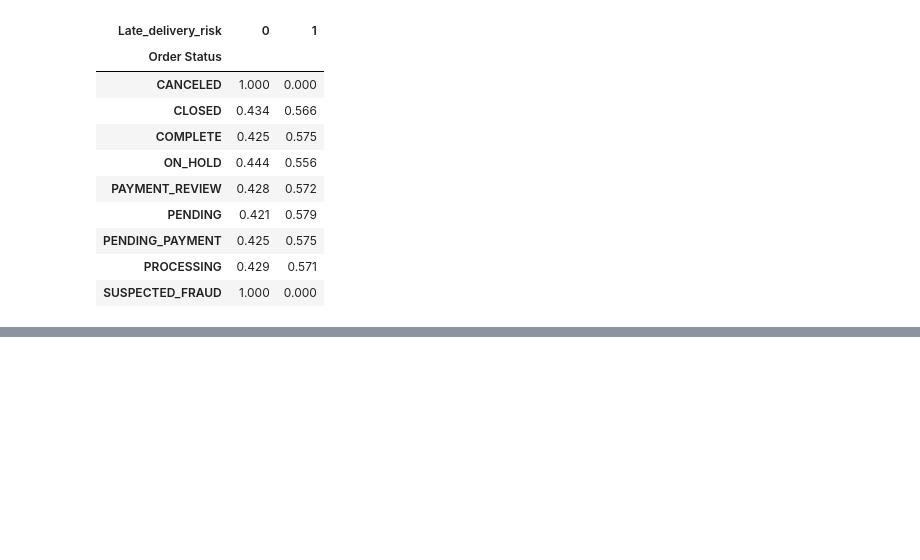
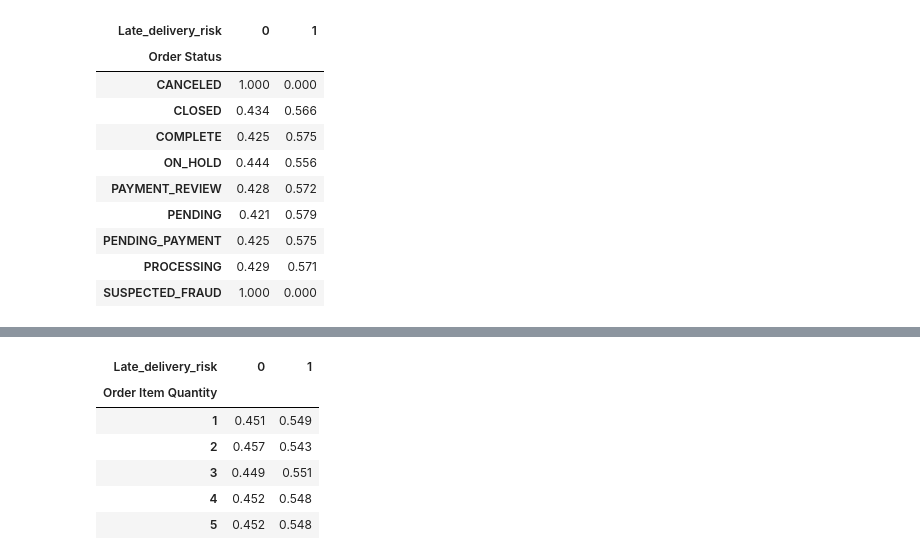
Before and after one commit to elhamrouzban/LogiGuard, a Jupyter notebook: notebooks/01_data_understanding.ipynb, the cells around one changed output, grey strips where cells are left out. Cells and saved outputs as stored; diff of their text form; code cells hidden in the pictures; blank space fills up the shorter version.

```diff
--- a/notebooks/01_data_understanding.ipynb
+++ b/notebooks/01_data_understanding.ipynb
@@ -998,0 +1307,14 @@ pd.crosstab(
+# %%
+pd.crosstab(
+    df["Order Item Quantity"],
+    df["Late_delivery_risk"],
+    normalize="index"
+).round(3)
+# %% [output]
+| Late_delivery_risk | 0 | 1 |
+| Order Item Quantity |  |  |
+| 1 | 0.451 | 0.549 |
+| 2 | 0.457 | 0.543 |
+| 3 | 0.449 | 0.551 |
+| 4 | 0.452 | 0.548 |
+| 5 | 0.452 | 0.548 |
```
Also changed, not shown: parts of 17 cells of this notebook, 1 other file.
